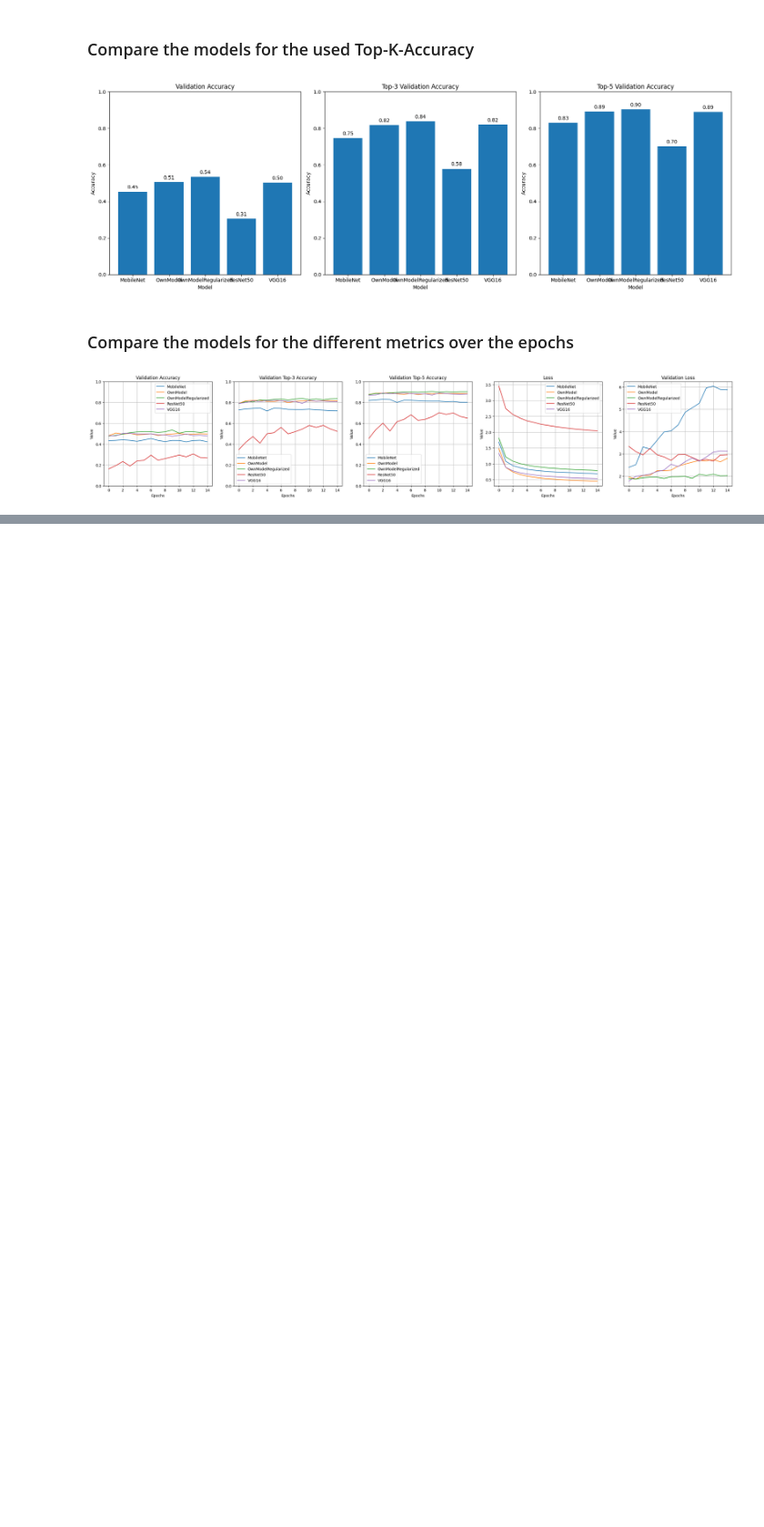
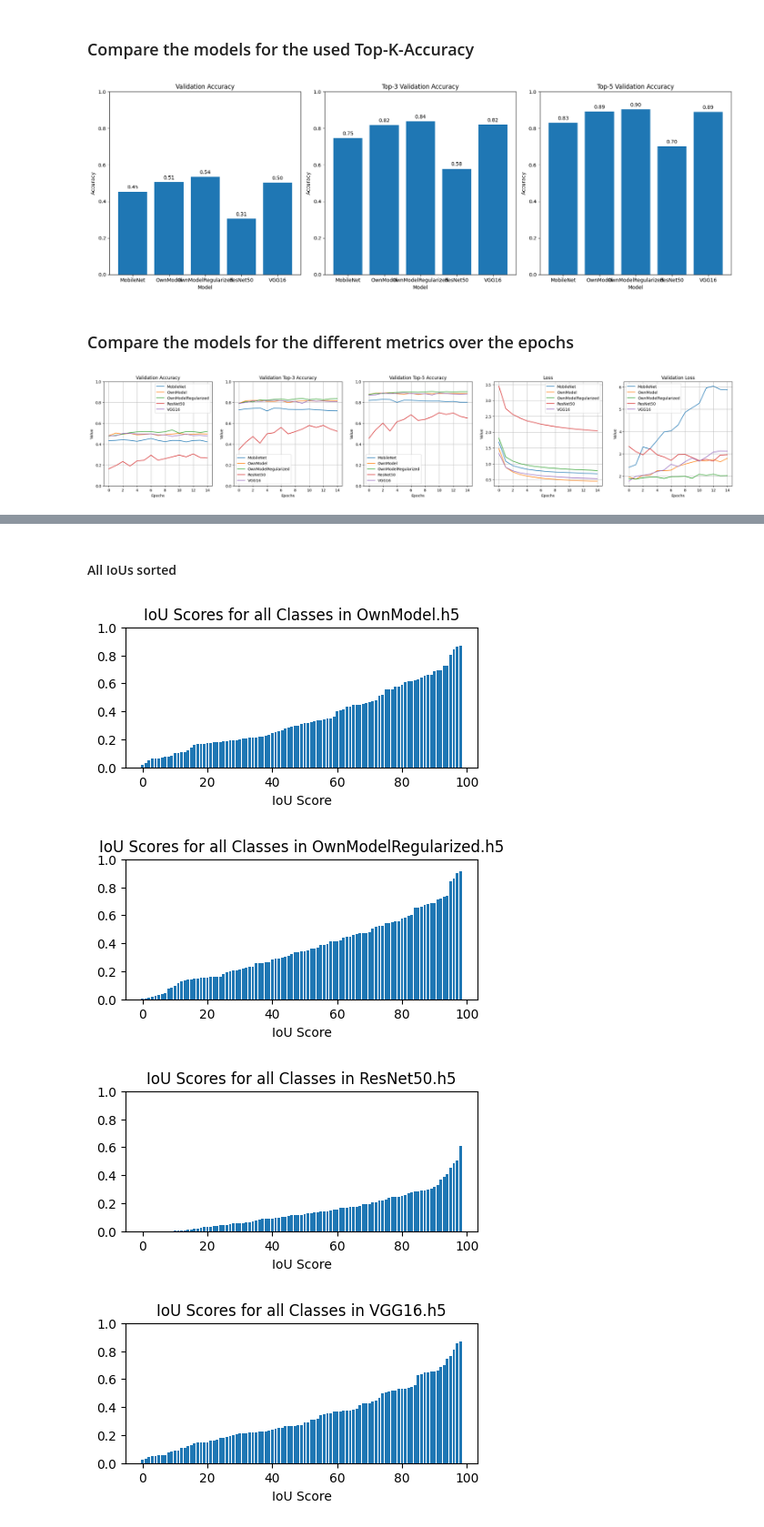
Before and after one commit to stedavkle/gemstone-classifier, a Jupyter notebook: src/04_Model_Evaluation.ipynb, the cells around one changed output, grey strips where cells are left out. Shown at 91% size. Saved outputs shown, nothing was run; the diff lists cells and outputs as text; code cells hidden in the pictures; blank space fills up the shorter version.

```diff
--- a/src/04_Model_Evaluation.ipynb
+++ b/src/04_Model_Evaluation.ipynb
@@ -255,0 +383,15 @@ F1 Score: 0.000
+# %% [markdown]
+#### All IoUs sorted
+# %%
+for i, (model, result) in enumerate(results.items()):
+    plt.figure(figsize=(5, 2))
+    plt.bar(list(range(len(result['ious']))), result['ious'][np.argsort(result['ious'])])
+    plt.xlabel('IoU Score')
+    plt.ylim([0, 1])
+    plt.title(f'IoU Scores for all Classes in {model}')
+    plt.show()
+# %% [output]
+[figure, added]
+[figure, added]
+[figure, added]
+[figure, added]
```
Also changed, not shown: parts of 23 cells of this notebook, 3 other files.
